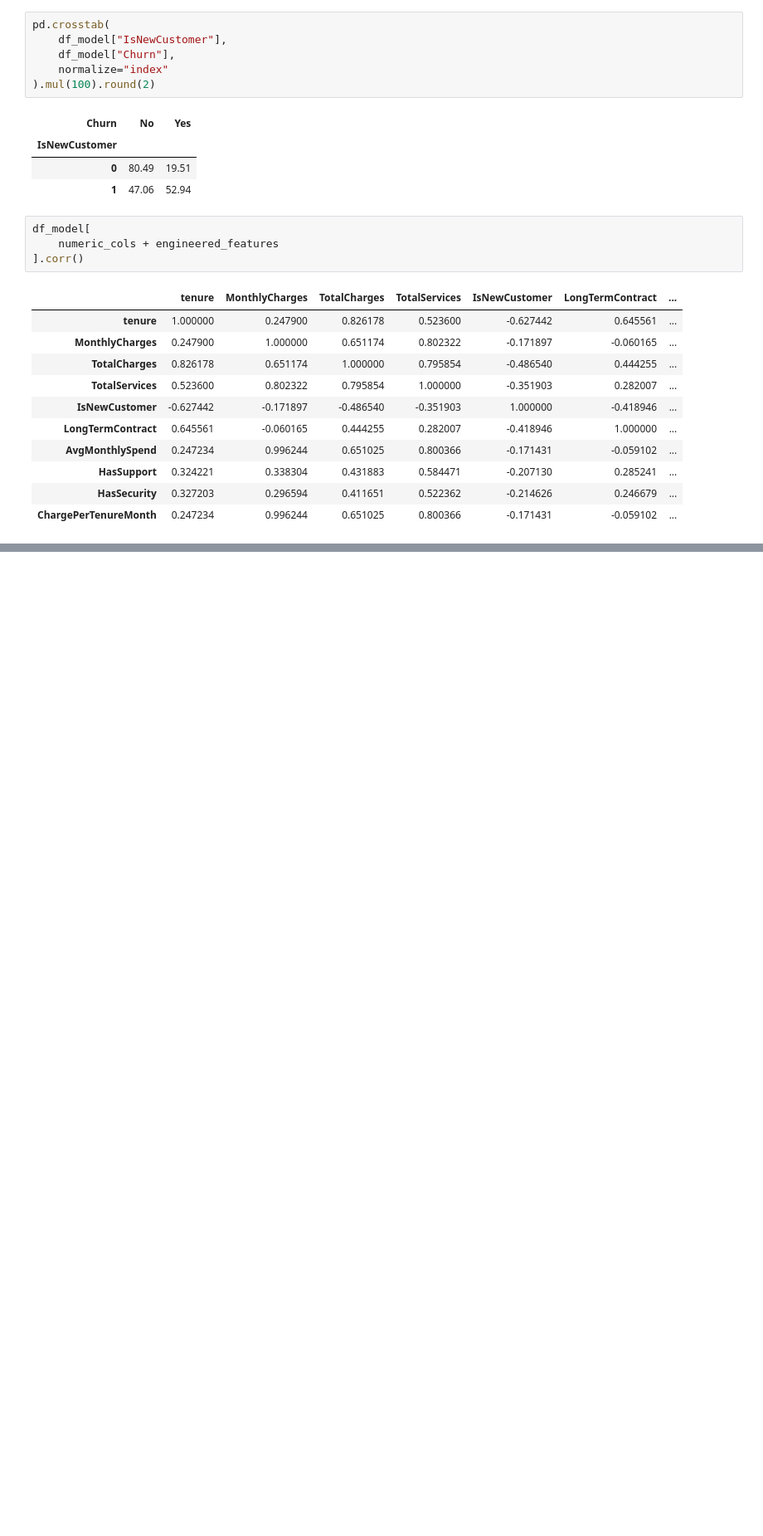
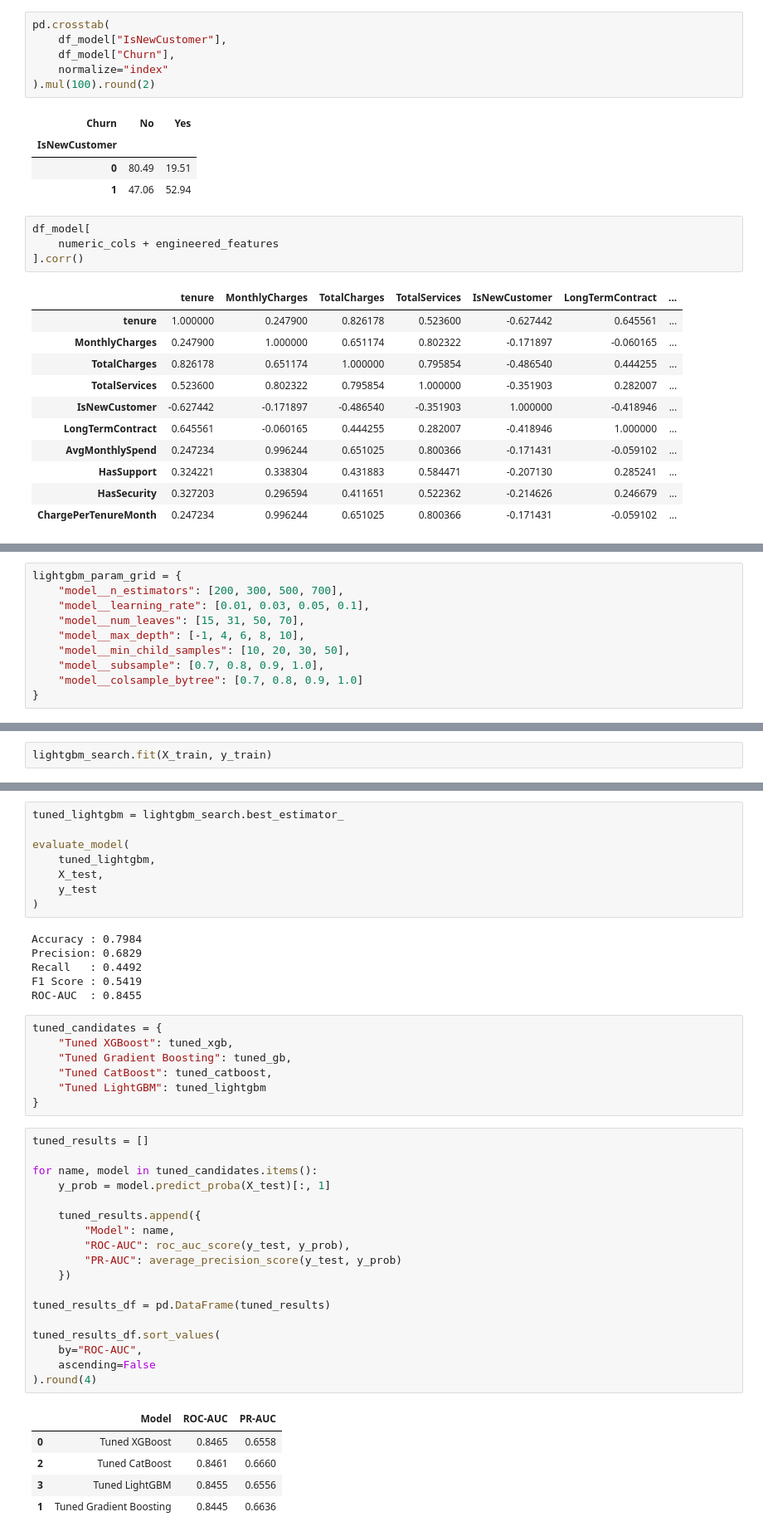
Before and after one commit to Sushil-Meher/ChurnSense, a Jupyter notebook: notebooks/01_churn_prediction.ipynb, the cells around one changed output, grey strips where cells are left out. Shown at 83% size. Drawn from its saved outputs; the diff is of its cells as text; blank space fills up the shorter version.

```diff
--- a/notebooks/01_churn_prediction.ipynb
+++ b/notebooks/01_churn_prediction.ipynb
@@ -666,0 +1434,10 @@ df_model[
+# %%
+lightgbm_param_grid = {
+    "model__n_estimators": [200, 300, 500, 700],
+    "model__learning_rate": [0.01, 0.03, 0.05, 0.1],
+    "model__num_leaves": [15, 31, 50, 70],
+    "model__max_depth": [-1, 4, 6, 8, 10],
+    "model__min_child_samples": [10, 20, 30, 50],
+    "model__subsample": [0.7, 0.8, 0.9, 1.0],
+    "model__colsample_bytree": [0.7, 0.8, 0.9, 1.0]
+}
@@ -666,0 +1455,2 @@ df_model[
+# %%
+lightgbm_search.fit(X_train, y_train)
@@ -666,0 +1485,45 @@ df_model[
+# %%
+tuned_lightgbm = lightgbm_search.best_estimator_
+
+evaluate_model(
+    tuned_lightgbm,
+    X_test,
+    y_test
+)
+# %% [output]
+Accuracy : 0.7984
+Precision: 0.6829
+Recall   : 0.4492
+F1 Score : 0.5419
+ROC-AUC  : 0.8455
+# %%
+tuned_candidates = {
+    "Tuned XGBoost": tuned_xgb,
+    "Tuned Gradient Boosting": tuned_gb,
+    "Tuned CatBoost": tuned_catboost,
+    "Tuned LightGBM": tuned_lightgbm
+}
+# %%
+tuned_results = []
+
+for name, model in tuned_candidates.items():
+    y_prob = model.predict_proba(X_test)[:, 1]
+
+    tuned_results.append({
+        "Model": name,
+        "ROC-AUC": roc_auc_score(y_test, y_prob),
+        "PR-AUC": average_precision_score(y_test, y_prob)
+    })
+
+tuned_results_df = pd.DataFrame(tuned_results)
+
+tuned_results_df.sort_values(
+    by="ROC-AUC",
+    ascending=False
+).round(4)
+# %% [output]
+|  | Model | ROC-AUC | PR-AUC |
+| 0 | Tuned XGBoost | 0.8465 | 0.6558 |
+| 2 | Tuned CatBoost | 0.8461 | 0.6660 |
+| 3 | Tuned LightGBM | 0.8455 | 0.6556 |
+| 1 | Tuned Gradient Boosting | 0.8445 | 0.6636 |
```
Also changed, not shown: parts of 69 cells of this notebook, 4 other files.
